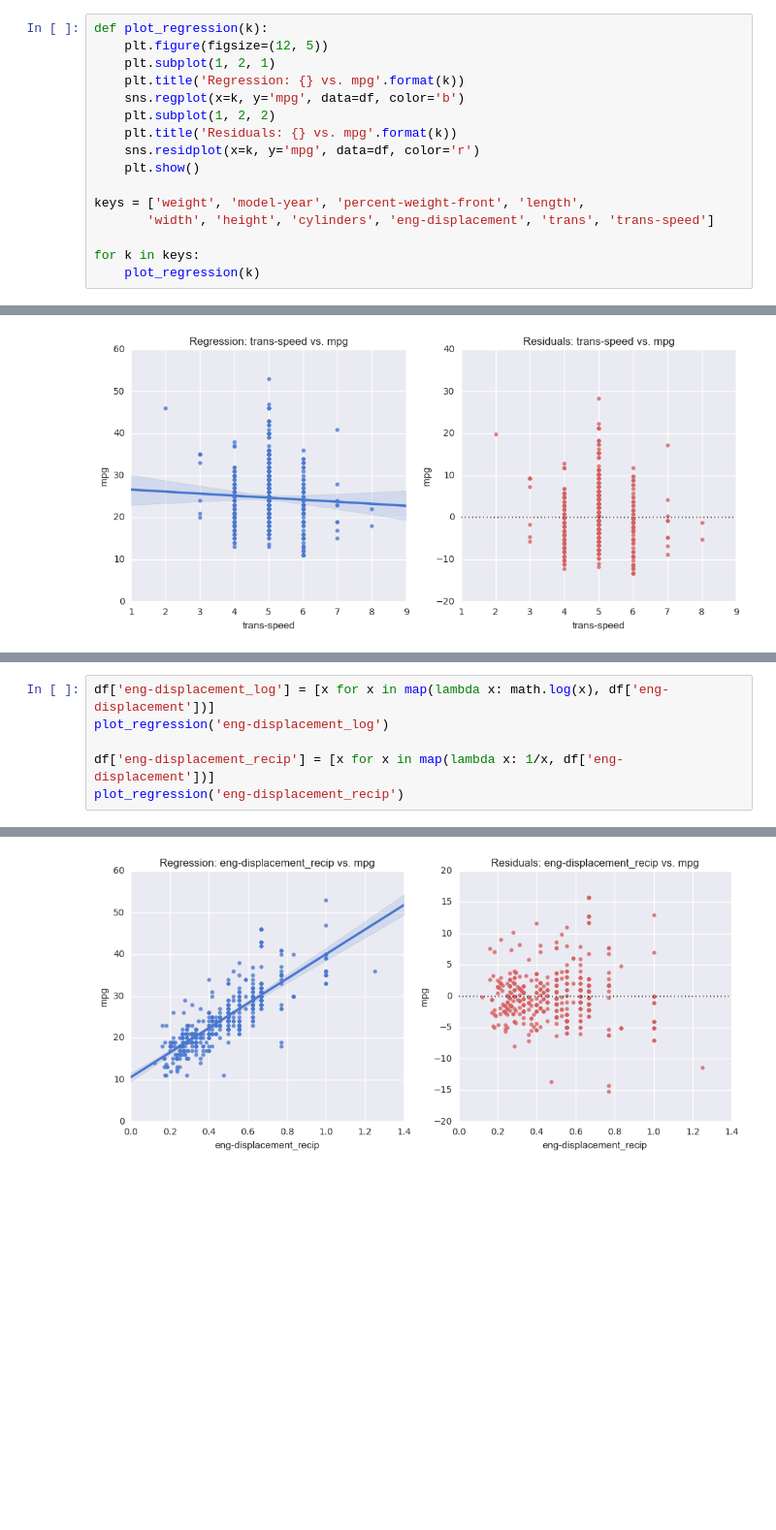
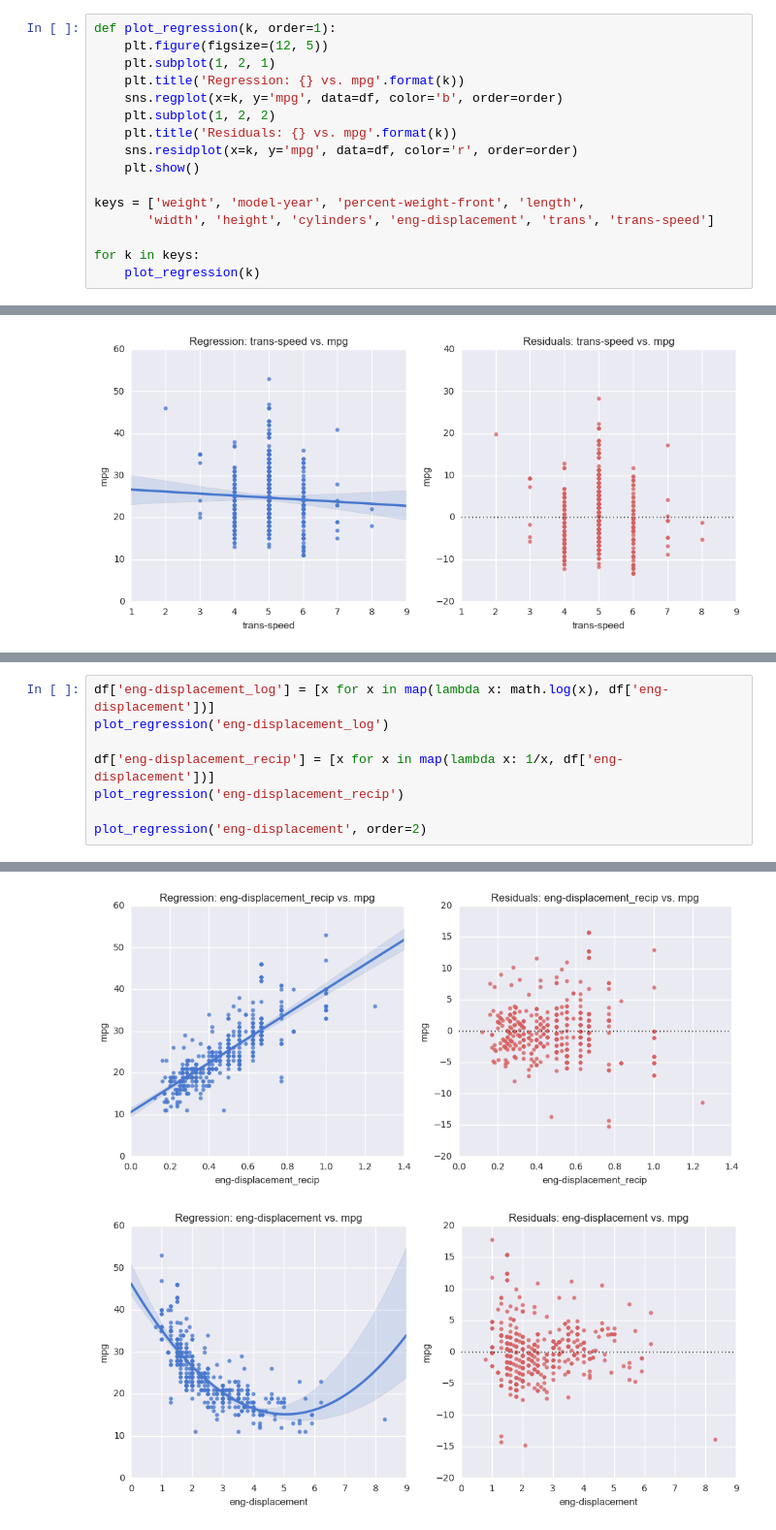
Before and after one commit to sarahlim/iems, a Jupyter notebook: mpg-lab/MPG Lab.ipynb, the cells around one changed output, grey strips where cells are left out. Shown at 97% size. Drawn from its saved outputs; the diff is of its cells as text; blank space fills up the shorter version.

```diff
--- a/mpg-lab/MPG Lab.ipynb
+++ b/mpg-lab/MPG Lab.ipynb
@@ -25,12 +51,12 @@ df.head()
 # %%
-def plot_regression(k):
+def plot_regression(k, order=1):
     plt.figure(figsize=(12, 5))
     plt.subplot(1, 2, 1)
     plt.title('Regression: {} vs. mpg'.format(k))
-    sns.regplot(x=k, y='mpg', data=df, color='b')
+    sns.regplot(x=k, y='mpg', data=df, color='b', order=order)
     plt.subplot(1, 2, 2)
     plt.title('Residuals: {} vs. mpg'.format(k))
-    sns.residplot(x=k, y='mpg', data=df, color='r')
+    sns.residplot(x=k, y='mpg', data=df, color='r', order=order)
     plt.show()
 
 keys = ['weight', 'model-year', 'percent-weight-front', 'length',
@@ -93,9 +88,12 @@ OLS Regression Results
 # %%
 df['eng-displacement_log'] = [x for x in map(lambda x: math.log(x), df['eng-displacement'])]
 plot_regression('eng-displacement_log')
 
 df['eng-displacement_recip'] = [x for x in map(lambda x: 1/x, df['eng-displacement'])]
 plot_regression('eng-displacement_recip')
+
+plot_regression('eng-displacement', order=2)
 # %% [output]
 [figure]
 [figure]
+[figure, added]
```
Also changed, not shown: parts of 22 cells of this notebook.
